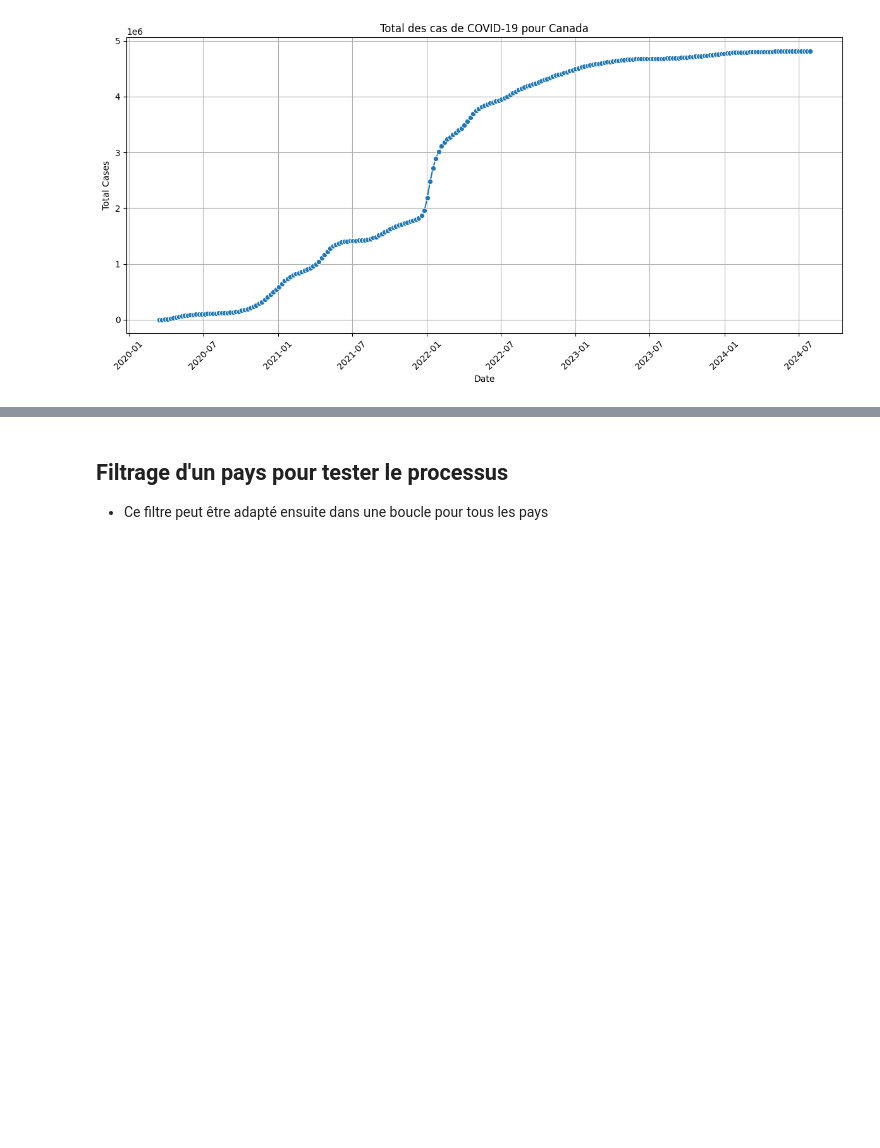
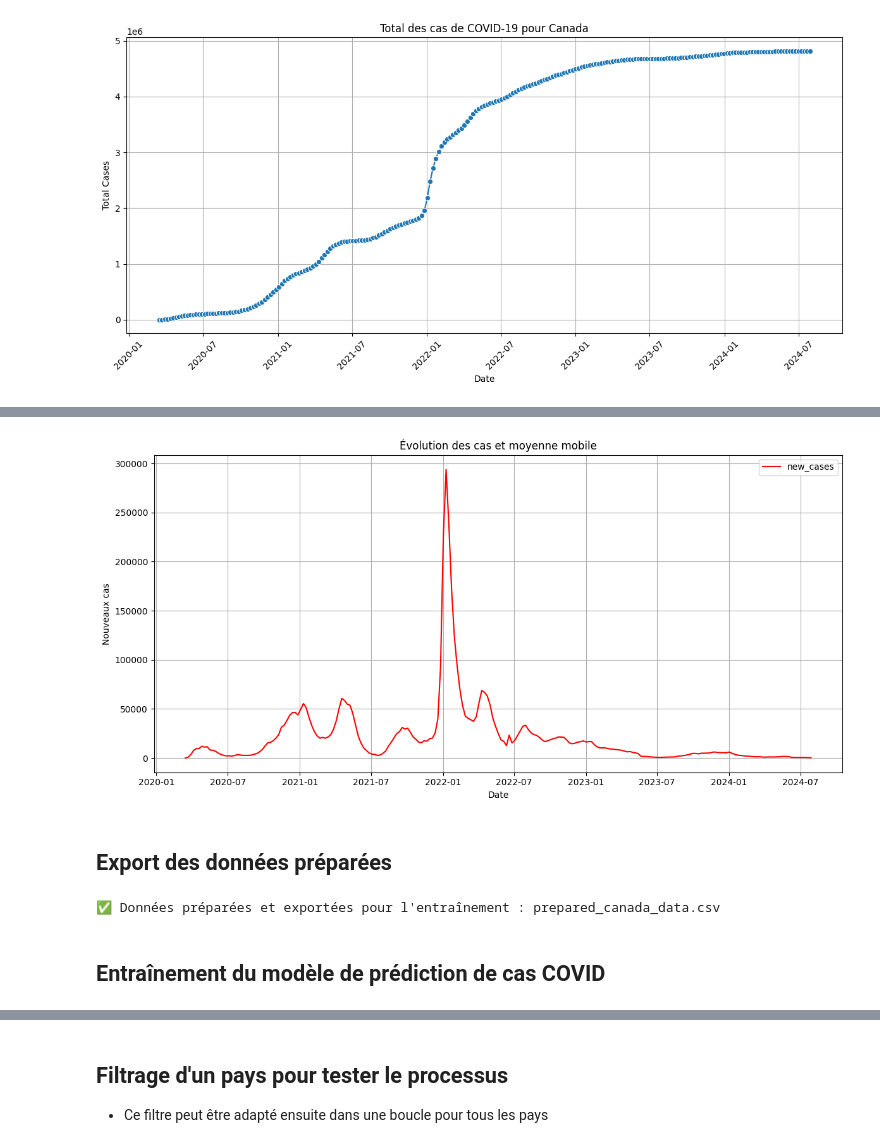
Before and after one commit to DJOUMESSI2004/mspr2, a Jupyter notebook: ml/notebook/exploration_canada.ipynb, the cells around one changed output, grey strips where cells are left out. Saved outputs shown, nothing was run; the diff lists cells and outputs as text; code cells hidden in the pictures; blank space fills up the shorter version.

```diff
--- a/ml/notebook/exploration.ipynb
+++ b/ml/notebook/exploration_canada.ipynb
@@ -146,0 +162,24 @@ plot_country_cases(df, "Canada")
+# %%
+# Nettoyage au cas où certaines colonnes contiennent des NaN
+df_model = df_fr[["date", "country"] + features + [target]].dropna() # bien qu'elle soit déjà nettoyée, on s'assure qu'il n'y a pas de NaN dans les colonnes utilisées pour le modèle
+
+plt.figure(figsize=(12,6))
+plt.plot(df_model["date"], df_model["new_cases"], label="new_cases" , color='red')
+plt.title("Évolution des cas et moyenne mobile")
+plt.xlabel("Date")
+plt.ylabel("Nouveaux cas")
+plt.legend()
+plt.grid()
+plt.tight_layout()
+plt.show()
+# %% [output]
+[figure, added]
+# %% [markdown]
+## Export des données préparées
+# %%
+df_model.to_csv("../dataset/test_data_canada_data.csv", index=False)
+print("✅ Données préparées et exportées pour l'entraînement : prepared_canada_data.csv")
+# %% [output]
+✅ Données préparées et exportées pour l'entraînement : prepared_canada_data.csv
+# %% [markdown]
+##  Entraînement du modèle de prédiction de cas COVID
```
Also changed, not shown: parts of 31 cells of this notebook, 1 other file.
